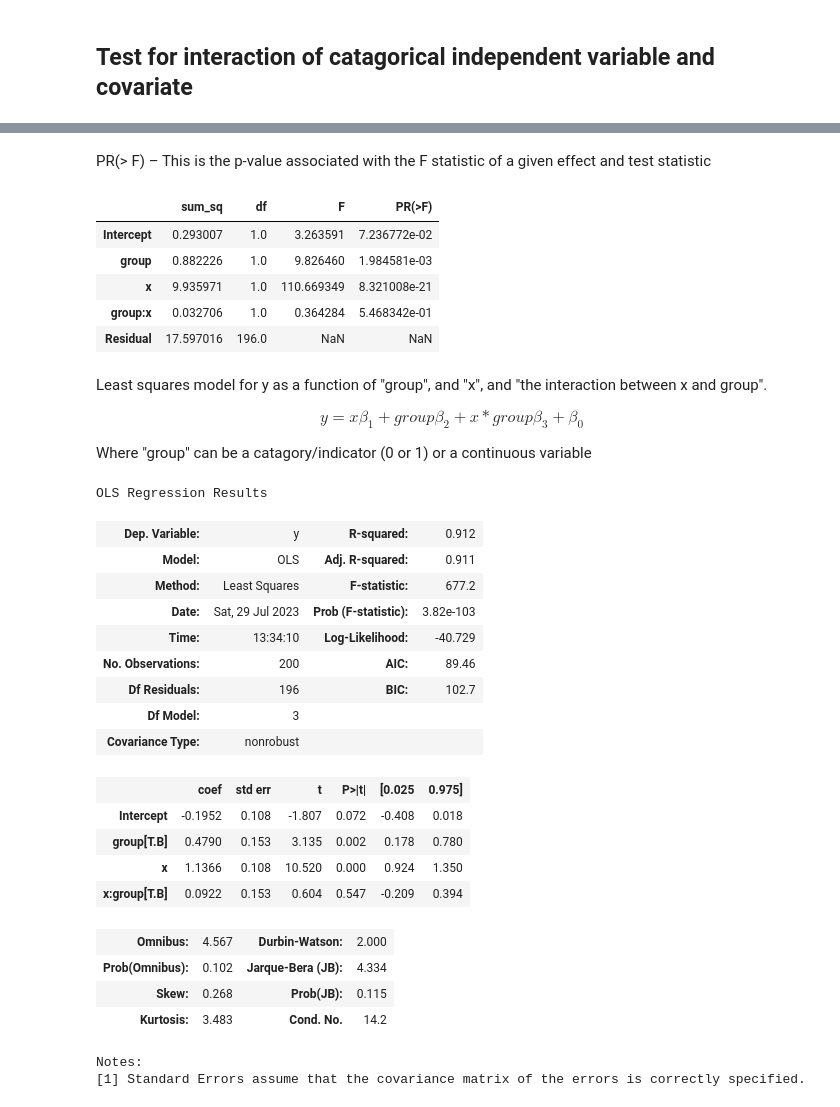
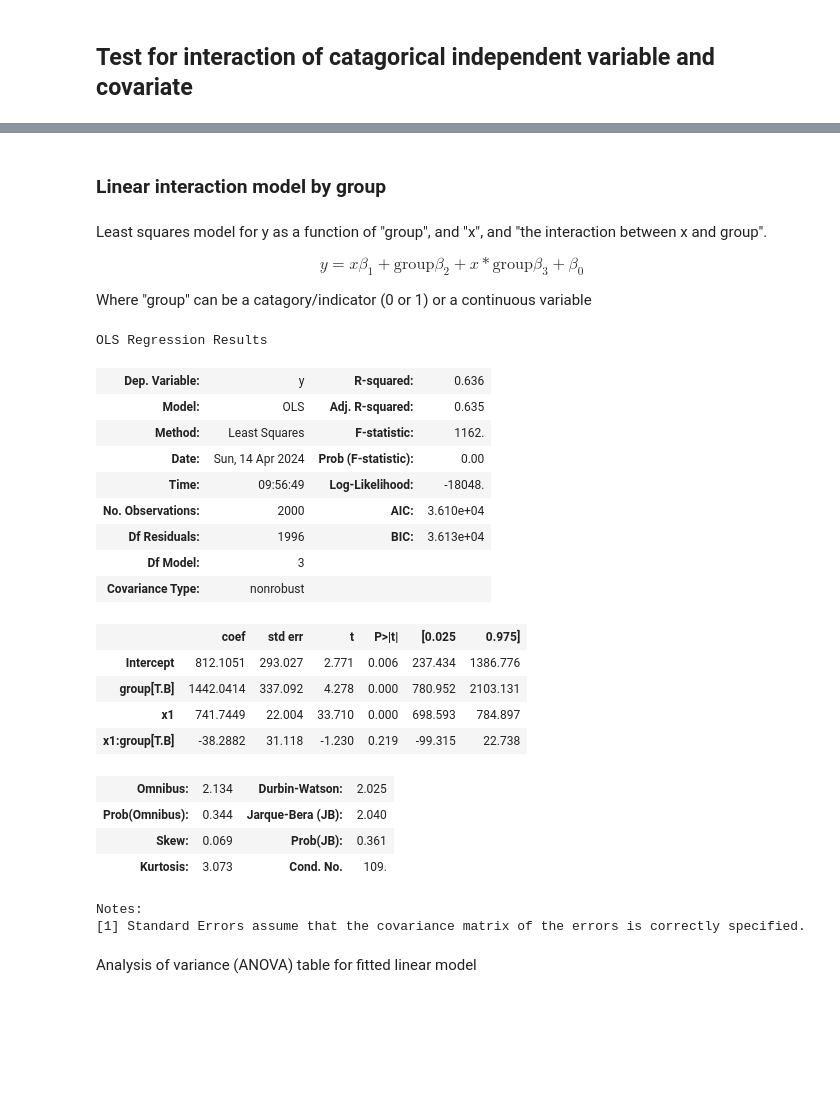
Before and after one commit to snesnehne/Statistics-in-Python-for-Engineers, a Jupyter notebook: Statistics/Discrimination between two Linear Models.ipynb, the cells around one changed output, grey strips where cells are left out. Drawn from its saved outputs; the diff is of its cells as text; code cells hidden in the pictures; blank space fills up the shorter version.

```diff
--- a/Statistics/Discrimination between two Linear Models.ipynb
+++ b/Statistics/Discrimination between two Linear Models.ipynb
@@ -198,0 +287,10 @@ print(f" y = {lm2_sp.slope}x + {lm2_sp.intercept}")
+# %%
+x1 = np.concatenate((x1_g1, x1_g2))
+x2 = np.concatenate((x2_g1, x2_g2))
+x_c = np.column_stack((x1, x2))
+y = np.concatenate((y_g1, y_g2))
+
+group_list = np.concatenate((np.array((len(x1_g1)*["A"])), np.array((len(x1_g2)*["B"]))))
+
+df_c = pd.DataFrame({"x1": x1, "x2": x2, "y": y, "group": group_list})
+df_c
@@ -241,15 +414,18 @@ Where:
 * $\sigma$ = sample standard deviation
 # %%
 ## Sample data for ANCOVA, combines x and y values to a single column each and adds a categorical column
-x_c = np.concatenate((x1, x2))
-y_c = np.concatenate((y1, y2))
 
-x_zscore = stats.zscore(x_c)
-y_zscore = stats.zscore(y_c)
+x1 = np.concatenate((x1_g1, x1_g2))  # append group 2 x1 values to group 1 x1 values
+x2 = np.concatenate((x2_g1, x2_g2))
+#x_c = np.column_stack((x1, x2))
+y = np.concatenate((y_g1, y_g2))
 
-group_list = np.concatenate((np.array((len(x1)*["A"])),np.array((len(x2)*["B"]))))
+x1_zscore = stats.zscore(x1)
+x2_zscore = stats.zscore(x2)
+y_zscore = stats.zscore(y)
 
-df_c = pd.DataFrame({"x": x_zscore, "y": y_zscore, "group": group_list})
+group_list = np.concatenate((np.array((len(x1_g1)*["A"])), np.array((len(x1_g2)*["B"]))))
 
-df_c
+df_c_scaled = pd.DataFrame({"x1": x1_zscore, "x2": x2_zscore, "y": y_zscore, "group": group_list})
+df_c_scaled
 # %% [output]
@@ -406,42 +529,35 @@ Notes:
-# %% [markdown]
-PR(> F) – This is the p-value associated with the F statistic of a given effect and test statistic
-# %%
-sm.stats.anova_lm(lm_inter, typ=3)
-# %% [output]
-|  | sum_sq | df | F | PR(>F) |
-| Intercept | 0.293007 | 1.0 | 3.263591 | 7.236772e-02 |
-| group | 0.882226 | 1.0 | 9.826460 | 1.984581e-03 |
-| x | 9.935971 | 1.0 | 110.669349 | 8.321008e-21 |
-| group:x | 0.032706 | 1.0 | 0.364284 | 5.468342e-01 |
-| Residual | 17.597016 | 196.0 | NaN | NaN |
+# %% [markdown]
+### Linear interaction model by group
 # %% [markdown]
 Least squares model for y as a function of "group", and "x", and "the interaction between x and group".
 
-$$y = x\beta_1 + group\beta_2 + x*group\beta_3 + \beta_0$$
+$$y = x\beta_1 + \text{group}\beta_2 + x*\text{group}\beta_3 + \beta_0$$
 
 Where "group" can be a catagory/indicator (0 or 1) or a continuous variable
 # %%
-lm_inter_mc = smf.ols("y ~ group + x + x:group", data=df_c).fit()  # linear interaction model, alternate notation
-lm_inter_mc.summary()
+lm_inter_group = smf.ols("y ~ group + x1 + x1:group", data=df_c).fit()  # linear interaction model, alternate notation
+lm_inter_group.summary()
 # %% [output]
 OLS Regression Results
-| Dep. Variable: | y | R-squared: | 0.912 |
-| Model: | OLS | Adj. R-squared: | 0.911 |
-| Method: | Least Squares | F-statistic: | 677.2 |
-| Date: | Sat, 29 Jul 2023 | Prob (F-statistic): | 3.82e-103 |
-| Time: | 13:34:10 | Log-Likelihood: | -40.729 |
-| No. Observations: | 200 | AIC: | 89.46 |
-| Df Residuals: | 196 | BIC: | 102.7 |
+| Dep. Variable: | y | R-squared: | 0.636 |
+| Model: | OLS | Adj. R-squared: | 0.635 |
+| Method: | Least Squares | F-statistic: | 1162. |
+| Date: | Sun, 14 Apr 2024 | Prob (F-statistic): | 0.00 |
+| Time: | 09:56:49 | Log-Likelihood: | -18048. |
+| No. Observations: | 2000 | AIC: | 3.610e+04 |
+| Df Residuals: | 1996 | BIC: | 3.613e+04 |
 | Df Model: | 3 |  |  |
 | Covariance Type: | nonrobust |  |  |
 |  | coef | std err | t | P>|t| | [0.025 | 0.975] |
-| Intercept | -0.1952 | 0.108 | -1.807 | 0.072 | -0.408 | 0.018 |
-| group[T.B] | 0.4790 | 0.153 | 3.135 | 0.002 | 0.178 | 0.780 |
-| x | 1.1366 | 0.108 | 10.520 | 0.000 | 0.924 | 1.350 |
-| x:group[T.B] | 0.0922 | 0.153 | 0.604 | 0.547 | -0.209 | 0.394 |
+| Intercept | 812.1051 | 293.027 | 2.771 | 0.006 | 237.434 | 1386.776 |
+| group[T.B] | 1442.0414 | 337.092 | 4.278 | 0.000 | 780.952 | 2103.131 |
+| x1 | 741.7449 | 22.004 | 33.710 | 0.000 | 698.593 | 784.897 |
+| x1:group[T.B] | -38.2882 | 31.118 | -1.230 | 0.219 | -99.315 | 22.738 |
-| Omnibus: | 4.567 | Durbin-Watson: | 2.000 |
-| Prob(Omnibus): | 0.102 | Jarque-Bera (JB): | 4.334 |
-| Skew: | 0.268 | Prob(JB): | 0.115 |
-| Kurtosis: | 3.483 | Cond. No. | 14.2 |
+| Omnibus: | 2.134 | Durbin-Watson: | 2.025 |
+| Prob(Omnibus): | 0.344 | Jarque-Bera (JB): | 2.040 |
+| Skew: | 0.069 | Prob(JB): | 0.361 |
+| Kurtosis: | 3.073 | Cond. No. | 109. |
 Notes:
 [1] Standard Errors assume that the covariance matrix of the errors is correctly specified.
+# %% [markdown]
+Analysis of variance (ANOVA) table for fitted linear model
```
Also changed, not shown: parts of 89 cells of this notebook.
